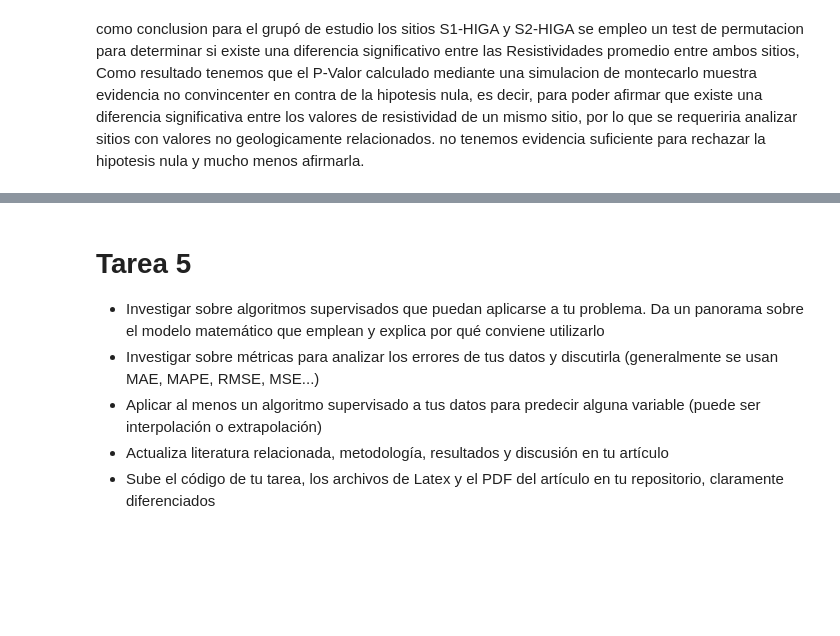
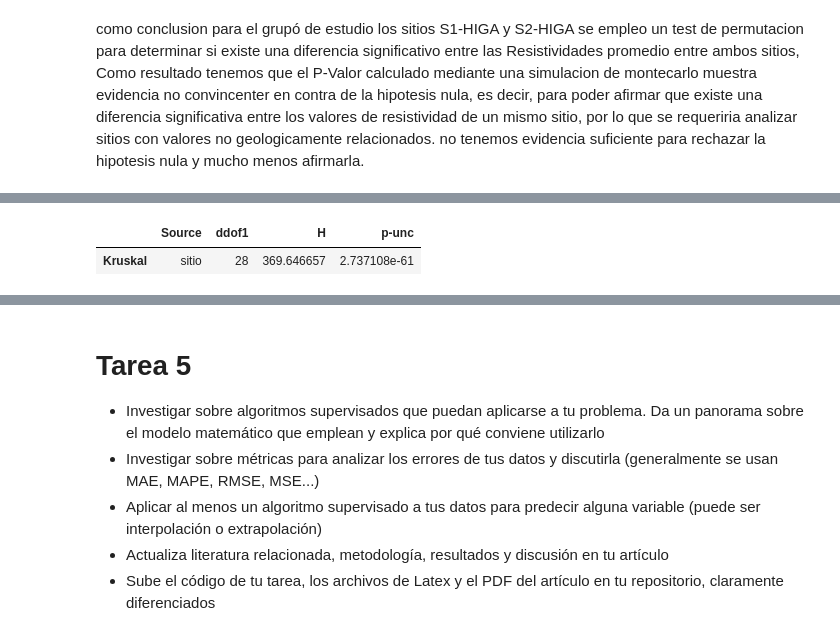
Before and after one commit to JuanJT117/Clase-de-aprendizaje-automatico, a Jupyter notebook: Tareas/Tarea_Aprendizaje_Automatico.ipynb, the cells around one changed output, grey strips where cells are left out. Drawn from its saved outputs; the diff is of its cells as text; code cells hidden in the pictures; blank space fills up the shorter version.

```diff
--- a/Tareas/Tarea_Aprendizaje_Automatico.ipynb
+++ b/Tareas/Tarea_Aprendizaje_Automatico.ipynb
@@ -900,0 +1022,5 @@ Como primer paso, consideraremos para nuestro estudio aquella baja respuesta res
+# %%
+kruskal(data=datos, dv='Rha', between='sitio')
+# %% [output]
+|  | Source | ddof1 | H | p-unc |
+| Kruskal | sitio | 28 | 369.646657 | 2.737108e-61 |
```
Also changed, not shown: parts of 36 cells of this notebook.
